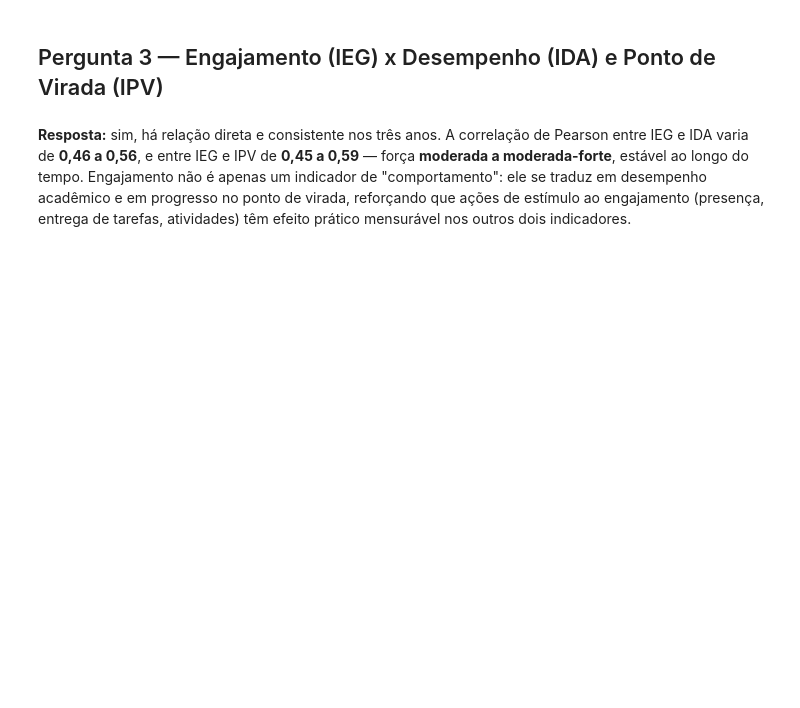
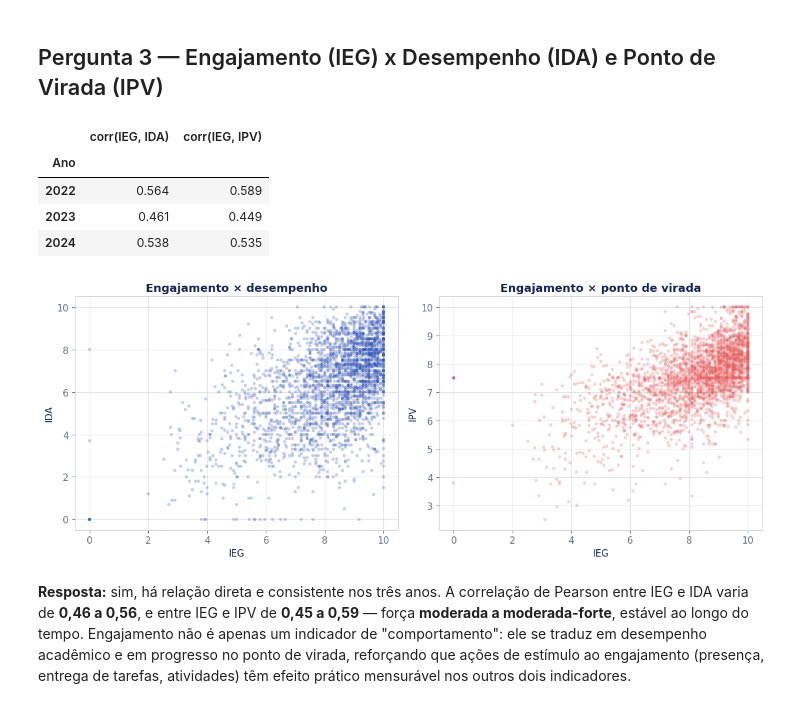
Before and after one commit to mtshto/TechChallenge-Fase5-Datathon, a Jupyter notebook: analise_pede_datathon.ipynb, the cells around one changed output. Cells and saved outputs as stored; diff of their text form; code cells hidden in the pictures; blank space fills up the shorter version.

```diff
--- a/analise_pede_datathon.ipynb
+++ b/analise_pede_datathon.ipynb
@@ -141,16 +242,23 @@ plt.legend(title='Ano'); plt.tight_layout(); plt.show()
 # %%
 corr_ieg = full.groupby('Ano').apply(lambda d: pd.Series({
     'corr(IEG, IDA)': d['IEG'].corr(d['IDA']),
     'corr(IEG, IPV)': d['IEG'].corr(d['IPV'])
 })).round(3)
 display(corr_ieg)
 
-fig, ax = plt.subplots(1, 2, figsize=(11,4.5))
-ax[0].scatter(full['IEG'], full['IDA'], s=6, alpha=0.3)
-ax[0].set_xlabel('IEG'); ax[0].set_ylabel('IDA'); ax[0].set_title('IEG x IDA')
-ax[1].scatter(full['IEG'], full['IPV'], s=6, alpha=0.3, color='darkorange')
-ax[1].set_xlabel('IEG'); ax[1].set_ylabel('IPV'); ax[1].set_title('IEG x IPV')
+fig, ax = plt.subplots(1, 2, figsize=(12, 4.8))
+ax[0].scatter(full['IEG'], full['IDA'], s=14, alpha=0.28, color=CORES['azul'], edgecolors='none')
+ax[0].set_xlabel('IEG'); ax[0].set_ylabel('IDA'); ax[0].set_title('Engajamento × desempenho')
+ax[1].scatter(full['IEG'], full['IPV'], s=14, alpha=0.28, color=CORES['coral'], edgecolors='none')
+ax[1].set_xlabel('IEG'); ax[1].set_ylabel('IPV'); ax[1].set_title('Engajamento × ponto de virada')
 plt.tight_layout(); plt.show()
+# %% [output]
+|  | corr(IEG, IDA) | corr(IEG, IPV) |
+| Ano |  |  |
+| 2022 | 0.564 | 0.589 |
+| 2023 | 0.461 | 0.449 |
+| 2024 | 0.538 | 0.535 |
+[figure, added]
 # %% [markdown]
 **Resposta:** sim, há relação direta e consistente nos três anos. A correlação de Pearson entre IEG e IDA varia de **0,46 a 0,56**, e entre IEG e IPV de **0,45 a 0,59** — força **moderada a moderada-forte**, estável ao longo do tempo. Engajamento não é apenas um indicador de "comportamento": ele se traduz em desempenho acadêmico e em progresso no ponto de virada, reforçando que ações de estímulo ao engajamento (presença, entrega de tarefas, atividades) têm efeito prático mensurável nos outros dois indicadores.
 # %% [markdown]
```
Also changed, not shown: parts of 35 cells of this notebook.
